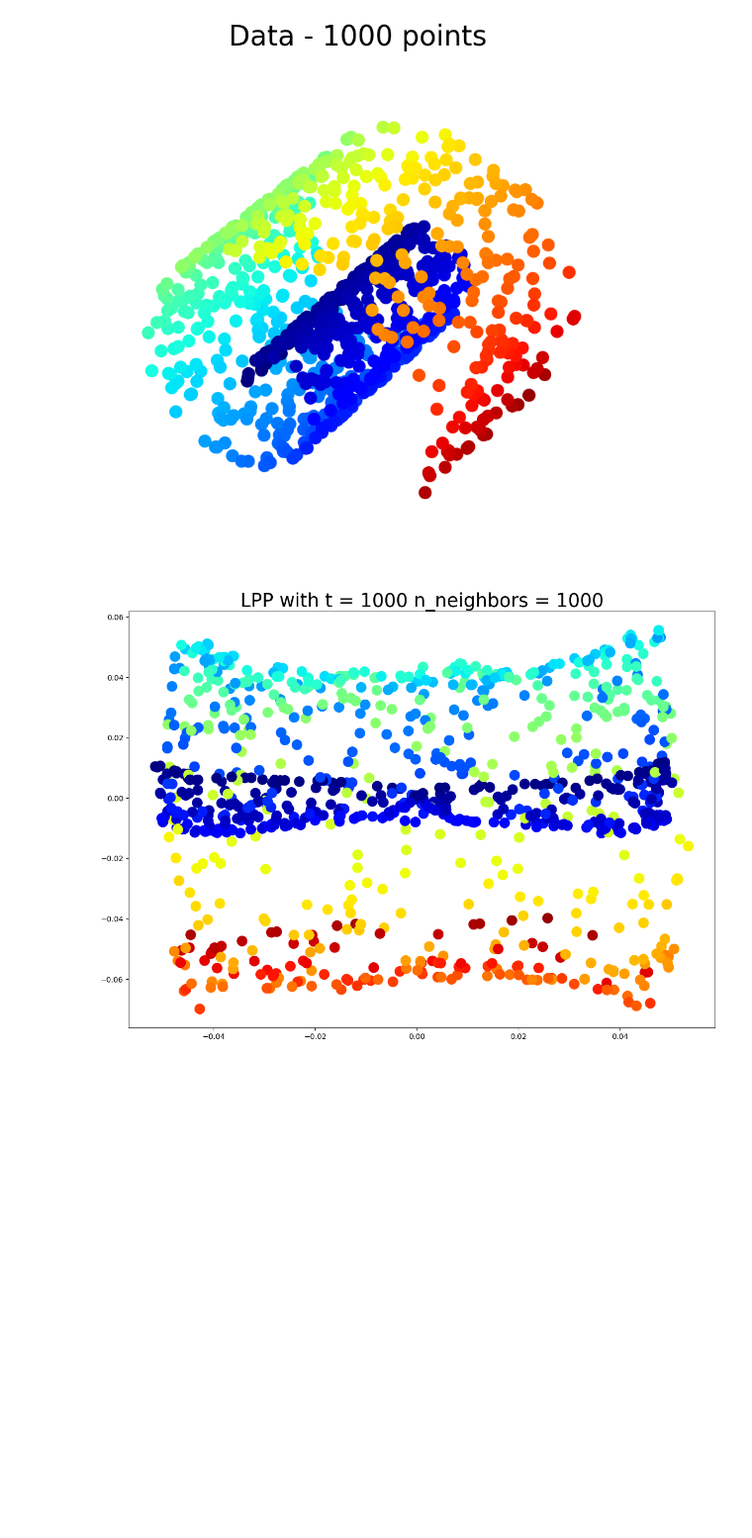
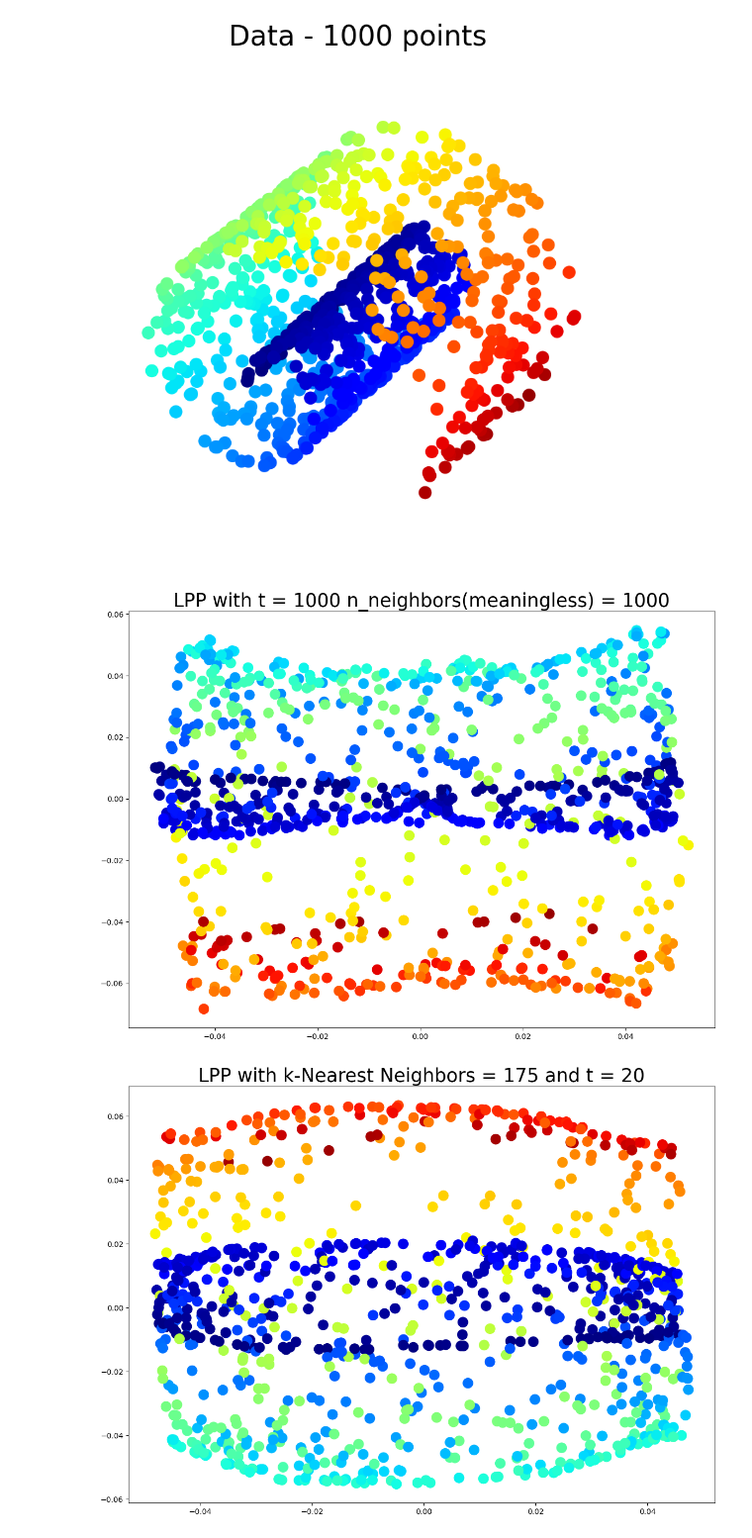
Before and after one commit to TonyHuang6666/Manifold-Learning, a Jupyter notebook: Locality preserving projection/LPP-Original.ipynb, the cells around one changed output. Shown at 99% size. Cells and saved outputs as stored; diff of their text form; code cells hidden in the pictures; blank space fills up the shorter version.

```diff
--- a/Locality preserving projection/LPP-Original.ipynb
+++ b/Locality preserving projection/LPP-Original.ipynb
@@ -69,36 +108,27 @@ def dijkstra_shortest_path(graph, start):
 # %%
+
 # 构建knn矩阵、邻接矩阵和基于热核方法的权重矩阵
-def construct_weight_matrix(Data, method, n_neighbors, t):
+Pi=3.14159265358979323846
+def construct_weight_matrix1(Data, method, n_neighbors, t):
     n = len(Data)
     Weight_matrix = np.zeros((n, n))
-    # 用 Dijkstra 算法计算每对样本点之间的最短路径
-    #shortest_paths = np.zeros((n, n))
-    #for i in range(n):
-        #shortest_paths[i] = dijkstra_shortest_path(knn_matrix, i)
     if method == 'knn':
         dist_matrix = pairwise_distances(Data)  # 计算数据集中样本点之间的距离
-        #np.savetxt('dist_matrix.csv', dist_matrix, delimiter=',')
         knn_matrix = nearest_neighbors(Data, n_neighbors)  # 计算每个样本点的 n_neighbors 个最近邻索引
-        #np.savetxt('knn_matrix.csv', knn_matrix, delimiter=',')
         for i in range(len(Data)):  # 对于数据集中的每个样本点 i
             for j in knn_matrix[i]:  # 对于样本点 i 的 n_neighbors 个最近邻点 j
                 Weight_matrix[i][int(j)] = np.exp(- dist_matrix[i][int(j)] ** 2 / t)  #使用热核方法计算权重
                 Weight_matrix[int(j)][i] = np.exp(- dist_matrix[int(j)][i] ** 2 / t)  #邻接矩阵为对称矩阵
     elif method == 'epsilon':
         adjacency_matrix = np.zeros((n, n))
-        #shortest_paths = np.zeros((n, n))
         radius = compute_radius(Data) # 计算每个数据点的平均邻域半径
-        #for i in range(n): # 对于数据集中的每个样本点 i
-            #adjacency_matrix = epsilon_neighborhood(Data, radius[i]) # 构建以第i个样本点为中心的epsilon邻域的邻接矩阵
-            #shortest_paths[i] = dijkstra_shortest_path(adjacency_matrix, i) # 使用 Dijkstra 算法计算每对样本点之间的最短路径
         for i in range(n): # 对于数据集中的每个样本点 i
             adjacency_matrix = epsilon_neighborhood(Data, radius[i]) # 构建以第i个样本点为中心的epsilon邻域的邻接矩阵
             for j in range(n): # 对于数据集中的每个样本点 j
                 if adjacency_matrix[i, j] == 1: # 如果样本点 j 在第i个样本点的epsilon邻域内
                     distance = np.linalg.norm(Data[i] - Data[j]) # 计算样本点 i 和 j 之间的距离（欧式距离）
-                    #distance = shortest_paths[i, j] # 使用最短路径作为距离
-                    Weight_matrix[i, j] = np.exp(-distance ** 2 / t)  #使用热核方法计算权重
-                    Weight_matrix[j, i] = np.exp(-distance ** 2 / t)  #邻接矩阵为对称矩阵
+                    Weight_matrix[i, j] = np.exp(-distance ** 2 / (4*t)) * 1/((4*Pi*t)**(1/2))  #使用热核方法计算权重
+                    Weight_matrix[j, i] = np.exp(-distance ** 2 / (4*t)) * 1/((4*Pi*t)**(1/2))  #邻接矩阵为对称矩阵
         np.savetxt('adjacency_matrix.csv', adjacency_matrix, delimiter=',')
     return Weight_matrix
 
@@ -168,30 +198,31 @@ Data_T = np.transpose(Data)
 # %%
 # 绘制及保存投影图
 if not os.path.exists('output'):
     os.makedirs('output')
-for method in ['epsilon']:
+for method in ['epsilon', 'knn']:
     plt.figure(figsize=(14, 10))
     if method == 'epsilon':
         t= 1000
         n_neighbors = 1000
         lpp_embeddings = LPP(Data_T, n_components=2, method=method, n_neighbors=n_neighbors, t=t)
-        plt.title('LPP with t = ' + str(t) + ' n_neighbors = ' + str(n_neighbors), size=25)
+        plt.title('LPP with t = ' + str(t) + ' n_neighbors(meaningless) = ' + str(n_neighbors), size=25)
         file_name = 'LPP_epsilon_t = ' + str(t) + '.png'
         file_path = os.path.join('.', 'output', file_name)
         plt.scatter(lpp_embeddings[:, 0], lpp_embeddings[:, 1], c=plt.cm.jet((Data_T[:, 0] ** 2 + Data_T[:, 2] ** 2) / 100),s=200, lw=0, alpha=1)
         plt.savefig(file_path)
     elif method == 'knn':
-        n_neighbors = 150
-        t= 60
+        n_neighbors = 175
+        t= 20
         lpp_embeddings = LPP(Data_T, n_components=2, method=method, n_neighbors=n_neighbors, t=t)
         plt.title('LPP with k-Nearest Neighbors = ' + str(n_neighbors) + ' and t = ' + str(t), size=25)
         file_name = 'LPP_knn_' + str(n_neighbors) + '_t=' + str(t) + '.png'
         file_path = os.path.join('.', 'output', file_name)
         plt.scatter(lpp_embeddings[:, 0], lpp_embeddings[:, 1], c=plt.cm.jet((Data_T[:, 0] ** 2 + Data_T[:, 2] ** 2) / 100),s=200, lw=0, alpha=1)
         plt.savefig(file_path)
     plt.show()
 # %% [output]
-[figure, old version]
+[figure, new version]
+[figure, added]
 # %%
 from lpproj import LocalityPreservingProjection
 #创建 LPP 模型
```
Also changed, not shown: parts of 4 cells of this notebook, 2 other files.
